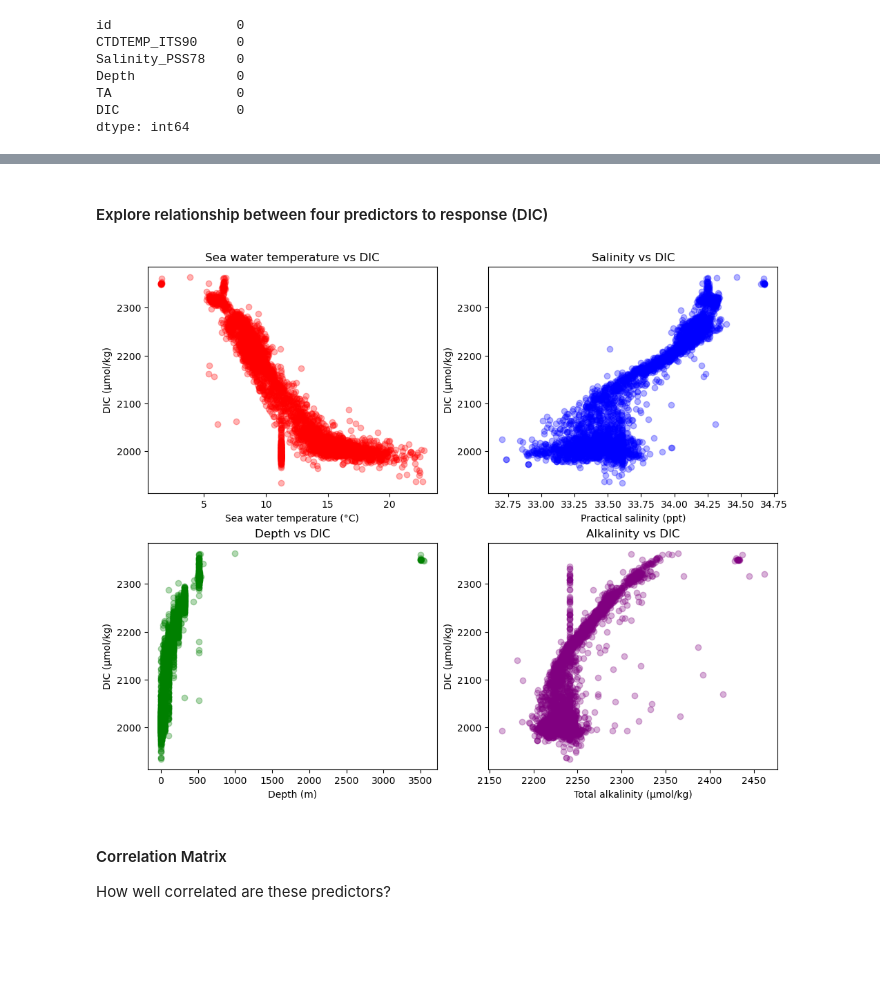
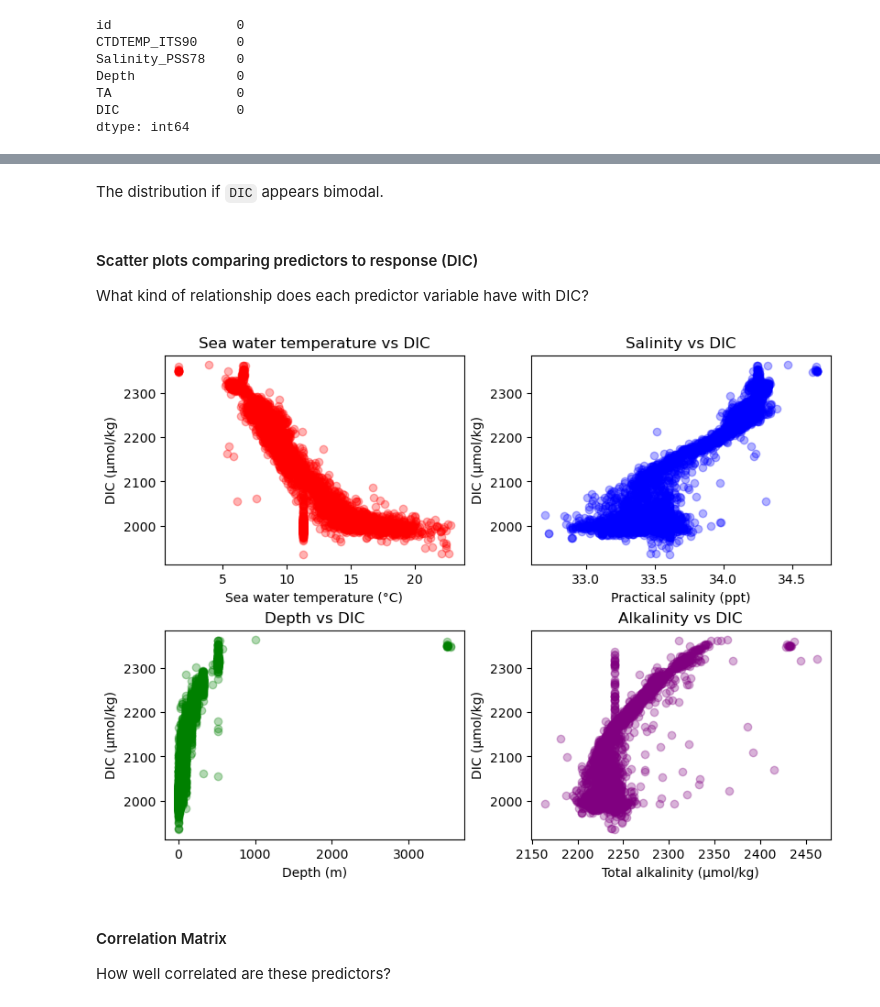
Before and after one commit to sofiasarak/eds232-kaggle-competition, a Jupyter notebook: submission.ipynb, the cells around one changed output, grey strips where cells are left out. Drawn from its saved outputs; the diff is of its cells as text; code cells hidden in the pictures; blank space fills up the shorter version.

```diff
--- a/submission.ipynb
+++ b/submission.ipynb
@@ -102,36 +112,40 @@ Sea water temperature has a relatively normal distribution. Salinity can be desc
+# %% [markdown]
+The distribution if `DIC` appears bimodal.
 # %% [markdown]
-#### Explore relationship between four predictors to response (DIC)
+#### Scatter plots comparing predictors to response (DIC)
+
+What kind of relationship does each predictor variable have with DIC?
 # %%
-# initialize figure
-fig, axes = plt.subplots(nrows=2, ncols=2, figsize=(10, 8), layout = "constrained")
+# Initialize figure
+fig, axes = plt.subplots(nrows=2, ncols=2, figsize=(8, 6), layout = "constrained")
 
-# sea water temp plot
+# Sea water temp plot
 axes[0,0].scatter(train['CTDTEMP_ITS90'], train['DIC'], alpha = 0.3, color = 'red')
 axes[0,0].set_xlabel('Sea water temperature (°C)')
 axes[0,0].set_ylabel('DIC (µmol/kg)')
 axes[0,0].set_title('Sea water temperature vs DIC')
 
-# salinity plot
+# Salinity plot
 axes[0,1].scatter(train['Salinity_PSS78'], train['DIC'], alpha = 0.3, color = 'blue')
 axes[0,1].set_xlabel('Practical salinity (ppt)')
 axes[0,1].set_ylabel('DIC (µmol/kg)')
 axes[0,1].set_title('Salinity vs DIC')
 
-# depth plot
+# Depth plot
 axes[1,0].scatter(train['Depth'], train['DIC'], alpha = 0.3, color = 'green')
 axes[1,0].set_xlabel('Depth (m)')
 axes[1,0].set_ylabel('DIC (µmol/kg)')
 axes[1,0].set_title('Depth vs DIC')
 
-# alkalinity plot
+# Alkalinity plot
 axes[1,1].scatter(train['TA'], train['DIC'], alpha = 0.3, color = 'purple')
 axes[1,1].set_xlabel('Total alkalinity (µmol/kg)')
 axes[1,1].set_ylabel('DIC (µmol/kg)')
 axes[1,1].set_title('Alkalinity vs DIC')
 
 plt.show()
 # %% [output]
-[figure, old version]
+[figure, new version]
 # %% [markdown]
 #### Correlation Matrix
 How well correlated are these predictors?
```
Also changed, not shown: parts of 33 cells of this notebook, 1 other file.
